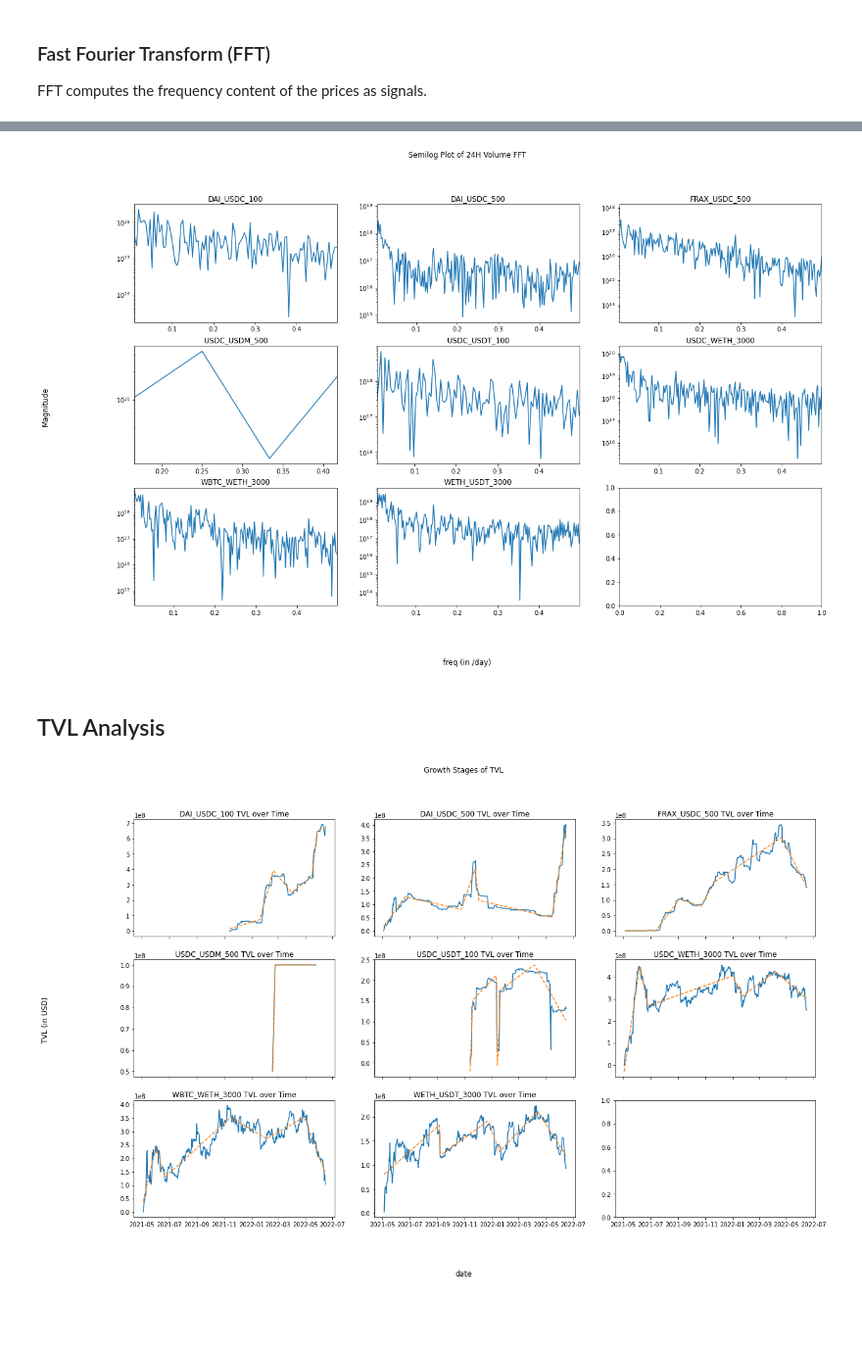
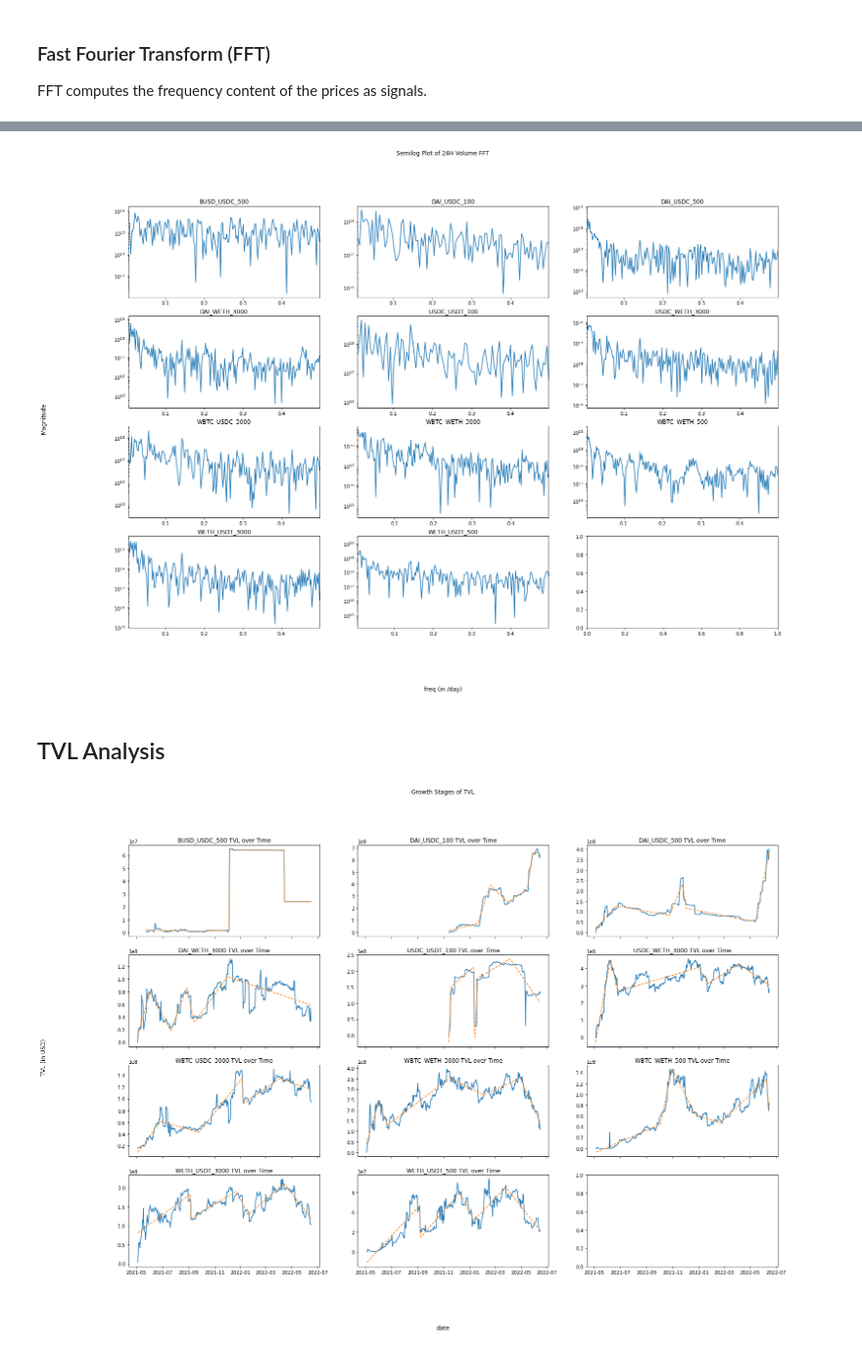
Before and after one commit to StardustLID/eth-uniswap-prelim-analysis, a Jupyter notebook: analysis/chart_data.ipynb, the cells around one changed output, grey strips where cells are left out. Shown at 98% size. Saved outputs shown, nothing was run; the diff lists cells and outputs as text; code cells hidden in the pictures; blank space fills up the shorter version.

```diff
--- a/analysis/chart_data.ipynb
+++ b/analysis/chart_data.ipynb
@@ -237,8 +268,8 @@ if refetch:
     for i, row in top_pools_df.iterrows():
         await fetch_pool_chart_data(
             row["pool_addr"],
-            token_symbols[row["token0"]],
-            token_symbols[row["token1"]],
+            addr2sym(row["token0"]),
+            addr2sym(row["token1"]),
             row["feeTier"],
         )
     print(fetch_pool_error)
@@ -350,11 +384,11 @@ plt.show()
 ### Histogram
 Observe the distribution of the prices.
 # %%
-fig = plt.figure(figsize=(20, 12))
-axes = fig.subplots(3, 3)
+fig = plt.figure(figsize=(24, 16))
+axes = fig.subplots(4, SUBPLOTS_PER_ROW)
 for i, pool_name in enumerate(pool_names):
     volumeUSD_series = df[pool_name + "_volumeUSD"]
-    ax = axes[math.floor(i / 3), i % 3]
+    ax = axes[math.floor(i / SUBPLOTS_PER_ROW), i % SUBPLOTS_PER_ROW]
     ax.title.set_text(pool_name)
     ax.hist(volumeUSD_series, bins=100, range=(0, volumeUSD_series.quantile(0.99)))
 
@@ -396,8 +431,8 @@ pool_metrics_df
 ### Fast Fourier Transform (FFT)
 FFT computes the frequency content of the prices as signals.
 # %%
-fig = plt.figure(figsize=(20, 12))
-axes = fig.subplots(3, 3)
+fig = plt.figure(figsize=(24, 16))
+axes = fig.subplots(4, SUBPLOTS_PER_ROW)
 for i, pool_name in enumerate(pool_names):
     date_volume_df = df[["date", pool_name + "_volumeUSD"]].dropna()
     volumeUSD_series = date_volume_df[pool_name + "_volumeUSD"]
@@ -409,7 +444,7 @@ for i, pool_name in enumerate(pool_names):
     Y = abs(np.fft.fft(volumeUSD_series - volumeUSD_series.mean()))[1:f_max]
     freq = np.fft.fftfreq(date_volume_df.shape[0], 1)[1:f_max]
 
-    ax = axes[math.floor(i / 3), i % 3]
+    ax = axes[math.floor(i / SUBPLOTS_PER_ROW), i % SUBPLOTS_PER_ROW]
     ax.title.set_text(pool_name)
     ax.plot(freq, Y)
 
@@ -422,6 +457,6 @@ plt.show()
 # %%
-fig = plt.figure(figsize=(20, 12))
-axes = fig.subplots(3, 3)
+fig = plt.figure(figsize=(24, 16))
+axes = fig.subplots(4, SUBPLOTS_PER_ROW)
 for i, pool_name in enumerate(pool_names):
     date_volume_df = df[["date", pool_name + "_volumeUSD"]].dropna()
     volumeUSD_series = date_volume_df[pool_name + "_volumeUSD"]
@@ -436,7 +471,7 @@ for i, pool_name in enumerate(pool_names):
     # c.f. power spectral density in signal processing
     spectrum = Y.real * Y.real + Y.imag * Y.imag
 
-    ax = axes[math.floor(i / 3), i % 3]
+    ax = axes[math.floor(i / SUBPLOTS_PER_ROW), i % SUBPLOTS_PER_ROW]
     ax.title.set_text(pool_name)
     ax.set_xlim(left=freq[1], right=freq[-1])
 
@@ -450,42 +485,42 @@ fig.supxlabel("freq (in /day)")
 fig.supylabel("Magnitude")
 plt.show()
 # %% [output]
-[figure, old version]
+[figure, new version]
 # %% [markdown]
 ## TVL Analysis
 # %%
-fig = plt.figure(figsize=(20, 12))
-axes = fig.subplots(3, 3, sharex=True)
+fig = plt.figure(figsize=(24, 16))
+axes = fig.subplots(4, SUBPLOTS_PER_ROW, sharex=True)
 for i, pool_name in enumerate(pool_names):
     date_tvl_df = df[["date", pool_name + "_tvlUSD", "timestamp"]].dropna()
     # TODO: customize number of turning points
     reg_result = pwlf_helper.regression(
         date_tvl_df["timestamp"], date_tvl_df[pool_name + "_tvlUSD"], 6
     )
 
-    ax = axes[math.floor(i / 3), i % 3]
+    ax = axes[math.floor(i / SUBPLOTS_PER_ROW), i % SUBPLOTS_PER_ROW]
     ax.title.set_text(pool_name + " TVL over Time")
 
     ax.plot(date_tvl_df["date"], date_tvl_df[pool_name + "_tvlUSD"])
     ax.plot(date_tvl_df["date"], reg_result.yHat, "--")
 
     # ax.legend(["TVL", "PWLF fitted trend line"])
 
     # # x-axis ticks are spaced out biweekly (for now)
     # ax.xticks(pd.date_range(date_tvl_df["date"].iloc[0], date_tvl_df["date"].iloc[-1], freq="14D"))
 
     # # annotate turning points
     # for tp in reg_result.tp[1:-1]:
     #     tp_date = dt.date.fromtimestamp(tp)
     #     tp_str = tp_date.strftime("%Y-%m-%d")
     #     pred = reg_result.predict(tp)
     #     ax.annotate(tp_str, xy=(tp_date, pred), xytext=(tp_date, pred+0.5e8),
     #         arrowprops=dict(arrowstyle="->", color='red')
     # )
 
 fig.suptitle("Growth Stages of TVL")
 fig.supxlabel("date")
 fig.supylabel("TVL (in USD)")
 plt.show()
 # %% [output]
-[figure, old version]
+[figure, new version]
```
Also changed, not shown: parts of 16 cells of this notebook, 7 other files.
